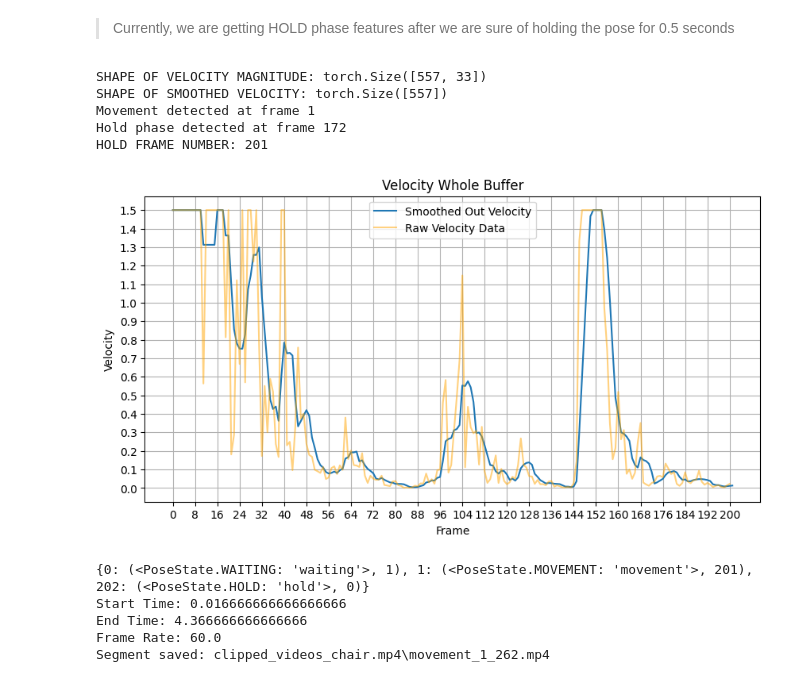
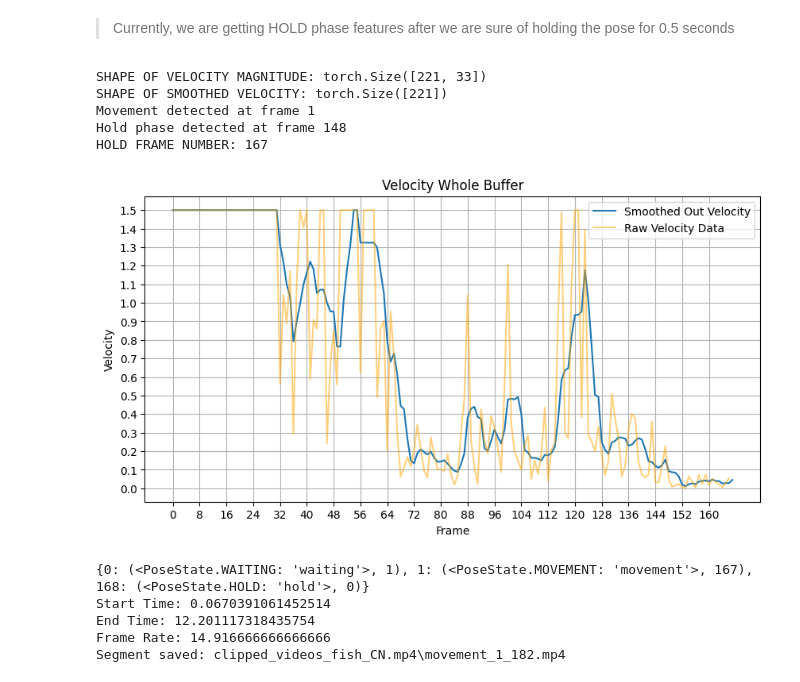
Before and after one commit to AagabBhattarai/Human_pose, a Jupyter notebook: new_statistical_coach/scripts/natural_language_feedback.ipynb, the cells around one changed output. Saved outputs shown, nothing was run; the diff lists cells and outputs as text; code cells hidden in the pictures.

```diff
--- a/new_statistical_coach/scripts/natural_language_feedback.ipynb
+++ b/new_statistical_coach/scripts/natural_language_feedback.ipynb
@@ -21,18 +16,21 @@ from process_yoga_video import process_yoga_video
 # %% [markdown]
 > Currently, we are getting HOLD phase features after we are sure of holding the pose for 0.5 seconds
 # %%
-video_path = os.path.join(root_dir, "clips_for_dev/chair.mp4")
-s = process_yoga_video(video_path, give_segmented_clip=True)
+from process_yoga_video import process_yoga_video
+
+video_path = os.path.join(root_dir, "clips_for_dev/fish_CN.mp4")
+# video_path = os.path.join(root_dir, "clips_for_dev/first.mp4")
+state_machine, angles_dict = process_yoga_video(video_path, give_segmented_clip=True, hold_duration=20)
 # %% [output]
-SHAPE OF VELOCITY MAGNITUDE: torch.Size([557, 33])
-SHAPE OF SMOOTHED VELOCITY: torch.Size([557])
+SHAPE OF VELOCITY MAGNITUDE: torch.Size([221, 33])
+SHAPE OF SMOOTHED VELOCITY: torch.Size([221])
 Movement detected at frame 1
-Hold phase detected at frame 172
-HOLD FRAME NUMBER: 201
+Hold phase detected at frame 148
+HOLD FRAME NUMBER: 167
-[figure, old version]
+[figure, new version]
-{0: (<PoseState.WAITING: 'waiting'>, 1), 1: (<PoseState.MOVEMENT: 'movement'>, 201), 202: (<PoseState.HOLD: 'hold'>, 0)}
-Start Time: 0.016666666666666666
-End Time: 4.366666666666666
-Frame Rate: 60.0
-Segment saved: clipped_videos_chair.mp4\movement_1_262.mp4
+{0: (<PoseState.WAITING: 'waiting'>, 1), 1: (<PoseState.MOVEMENT: 'movement'>, 167), 168: (<PoseState.HOLD: 'hold'>, 0)}
+Start Time: 0.0670391061452514
+End Time: 12.201117318435754
+Frame Rate: 14.916666666666666
+Segment saved: clipped_videos_fish_CN.mp4\movement_1_182.mp4
 # %%
```
Also changed, not shown: parts of 20 cells of this notebook, 4 other files.
